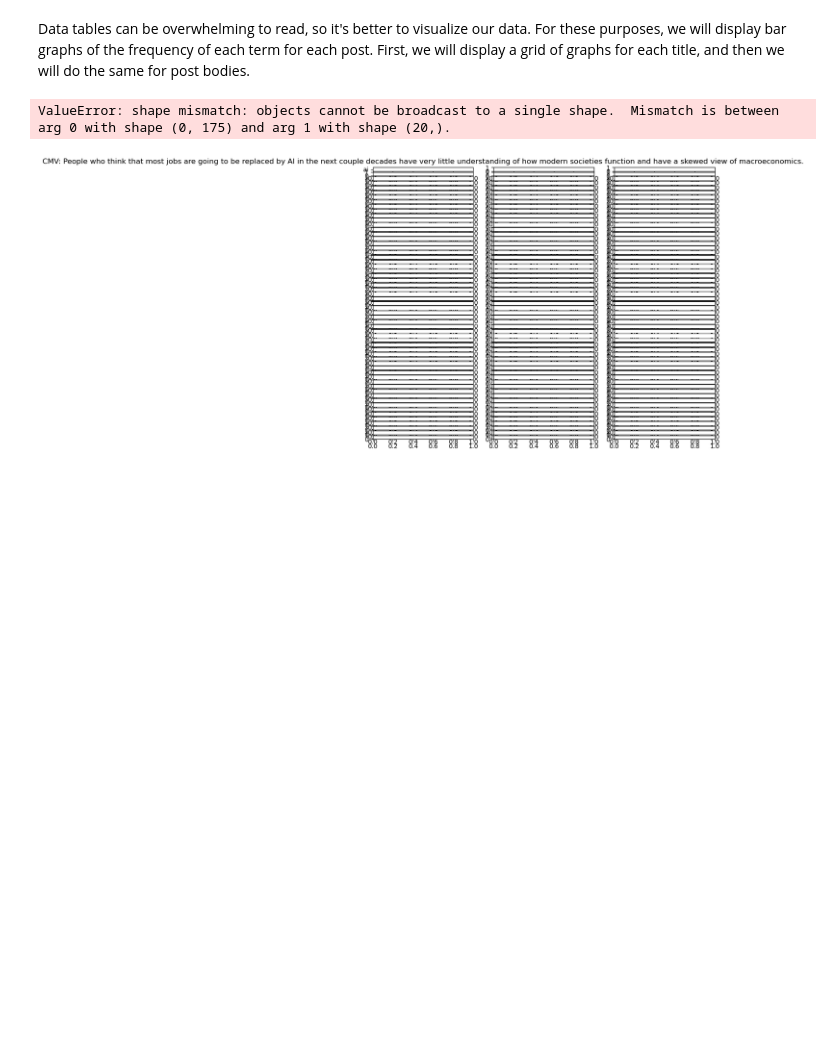
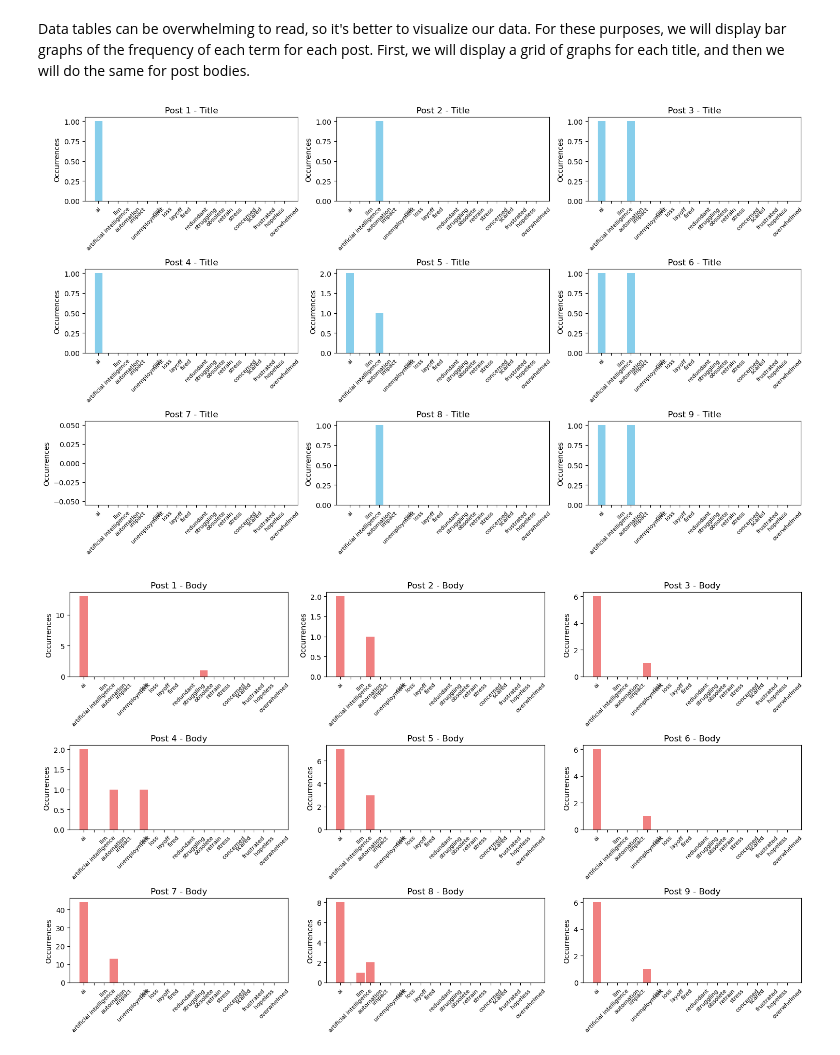
Before and after one commit to elmtree7/CSCI-E184-PSET3, a Jupyter notebook: PSET3Exploration.ipynb, the cells around one changed output. Cells and saved outputs as stored; diff of their text form; code cells hidden in the pictures; blank space fills up the shorter version.

Commit message:
Graphs fixed with help
thank you @roshijay !

Co-Authored-By: Roshini Jayasankar  <112102339+roshijay@users.noreply.github.com>

```diff
--- a/PSET3Exploration.ipynb
+++ b/PSET3Exploration.ipynb
@@ -7,7 +11,7 @@ import matplotlib.pyplot as plt
 # %% [markdown]
 Next, we import our dataset into Pandas for processing.
 # %%
-df = pd.read_csv('ai_automation_job_market_data200_edit.csv')
+df = pd.read_csv('ai_automation_job_market_data200_edit.csv', encoding='latin1')
 
 pd.set_option('display.max_columns', None) # Avoid truncation
 # %% [markdown]
@@ -194,25 +198,64 @@ selftext_df
 # %% [markdown]
 Data tables can be overwhelming to read, so it's better to visualize our data. For these purposes, we will display bar graphs of the frequency of each term for each post. First, we will display a grid of graphs for each title, and then we will do the same for post bodies.
 # %%
-fig, axes = plt.subplots(nrows=59, ncols=3, figsize=(10, 8))
+# Function to count key term occurrences in each post
+def count_terms(text_column):
+    term_counts = []
 
-bar_width = 0.2
-positions = np.arange(len(key_terms))
+    for text in df[text_column].astype(str):
+        word_count = {term: text.lower().count(term) for term in key_terms}
+        term_counts.append(word_count)
 
-for i in range(0, 59):
-    for j in range(0,3):
-        label = df['Title'][i]
-        axes[i,j].set_title(label)
+    return term_counts
 
-        data=title_df.iloc[:i+j]
+# Get frequency counts for Titles and Post Bodies
+title_counts = count_terms('Title')
+body_counts = count_terms('Selftext')
 
-        axes[i,j].bar(data, key_terms, data, bar_width)
-        axes[i,j].set_title(category)
-        axes[i,j].set_xlabel("Terms")
-        axes[i,j].set_ylabel("Occurences")
+title_df = pd.DataFrame(title_counts)
+body_df = pd.DataFrame(body_counts)
+
+title_df.fillna(0, inplace=True)
+body_df.fillna(0, inplace=True)
+
+# Set up grid dimensions
+num_posts = min(9, len(df))
+num_cols = 3
+num_rows = (num_posts // num_cols) + (num_posts % num_cols > 0)
+
+# Grid for bar titles
+fig, axes = plt.subplots(num_rows, num_cols, figsize=(15, num_rows * 3))
+axes = axes.flatten()
+
+for i in range(num_posts):
+    axes[i].bar(key_terms, title_df.iloc[i], color='skyblue')
+    axes[i].set_title(f"Post {i+1} - Title")
+    axes[i].set_xticklabels(key_terms, rotation=45, fontsize=8)
+    axes[i].set_ylabel("Occurrences")
+
+# Hide unused subplots
+for j in range(i+1, len(axes)):
+    fig.delaxes(axes[j])
 
 plt.tight_layout()
 plt.show()
+
+# Grid for bar post bodies
+fig, axes = plt.subplots(num_rows, num_cols, figsize=(15, num_rows * 3))
+axes = axes.flatten()
+
+for i in range(num_posts):
+    axes[i].bar(key_terms, body_df.iloc[i], color='lightcoral')
+    axes[i].set_title(f"Post {i+1} - Body")
+    axes[i].set_xticklabels(key_terms, rotation=45, fontsize=8)
+    axes[i].set_ylabel("Occurrences")
+
+# Hide unused subplots
+for j in range(i+1, len(axes)):
+    fig.delaxes(axes[j])
+
+plt.tight_layout()
+plt.show()
 # %% [output]
-ValueError: shape mismatch: objects cannot be broadcast to a single shape.  Mismatch is between arg 0 with shape (0, 175) and arg 1 with shape (20,).
-[figure, old version]
+[figure, new version]
+[figure, added]
```
Also changed, not shown: parts of 6 cells of this notebook.
